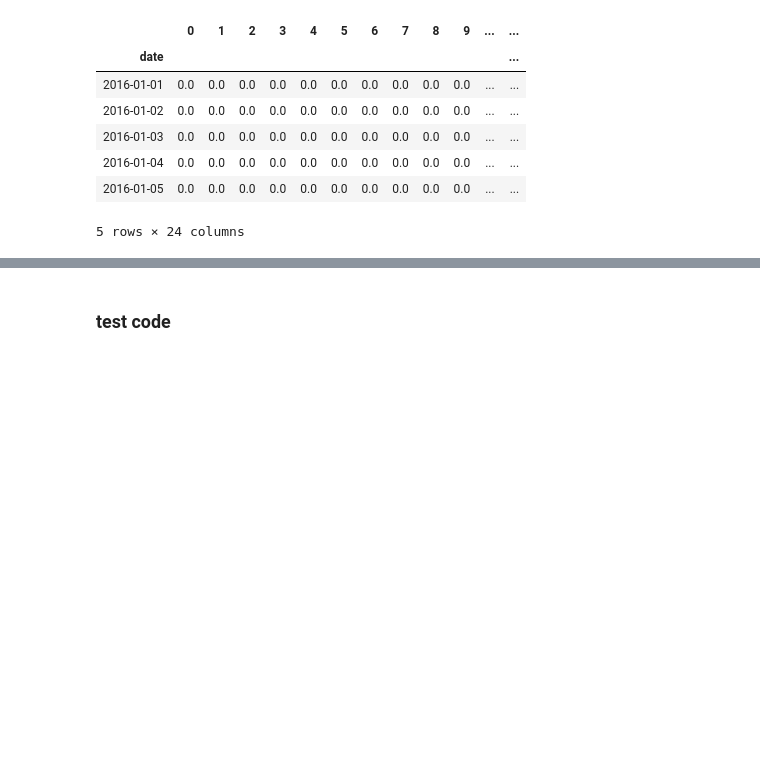
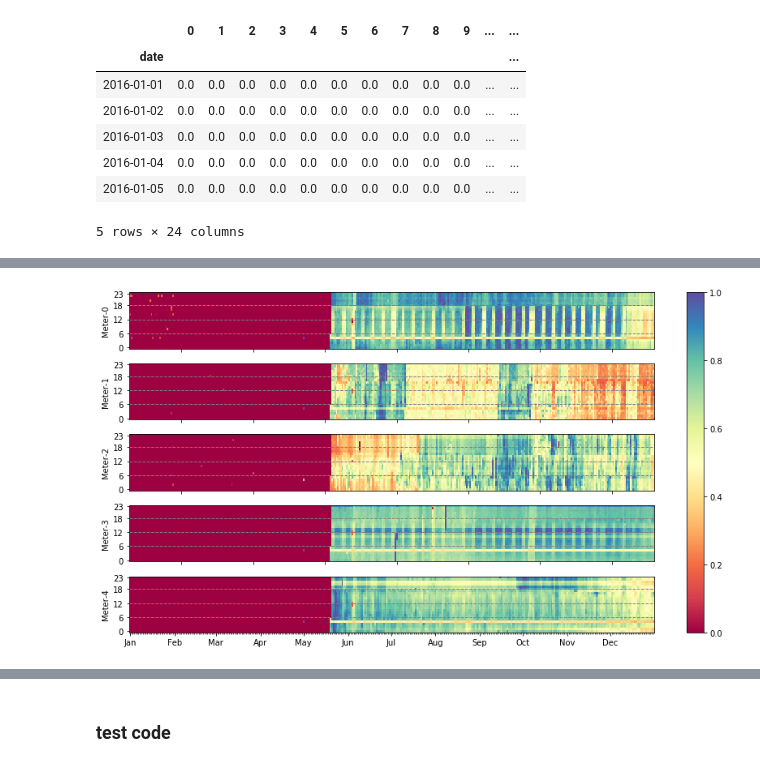
Before and after one commit to MUDITDHAWAN/AnomalyDetection_BuildingEnergy, a Jupyter notebook: 02a-strip-plot.ipynb, the cells around one changed output, grey strips where cells are left out. Cells and saved outputs as stored; diff of their text form; code cells hidden in the pictures; blank space fills up the shorter version.

```diff
--- a/02a-strip-plot.ipynb
+++ b/02a-strip-plot.ipynb
@@ -119,0 +120,4 @@ strip_plot(df_list, normanize=True, cmap='plasma')
+# %%
+strip_plot(df_list, normanize=True, cmap='Spectral')
+# %% [output]
+[figure, added]
```
Also changed, not shown: parts of 3 cells of this notebook, 1 other file.
